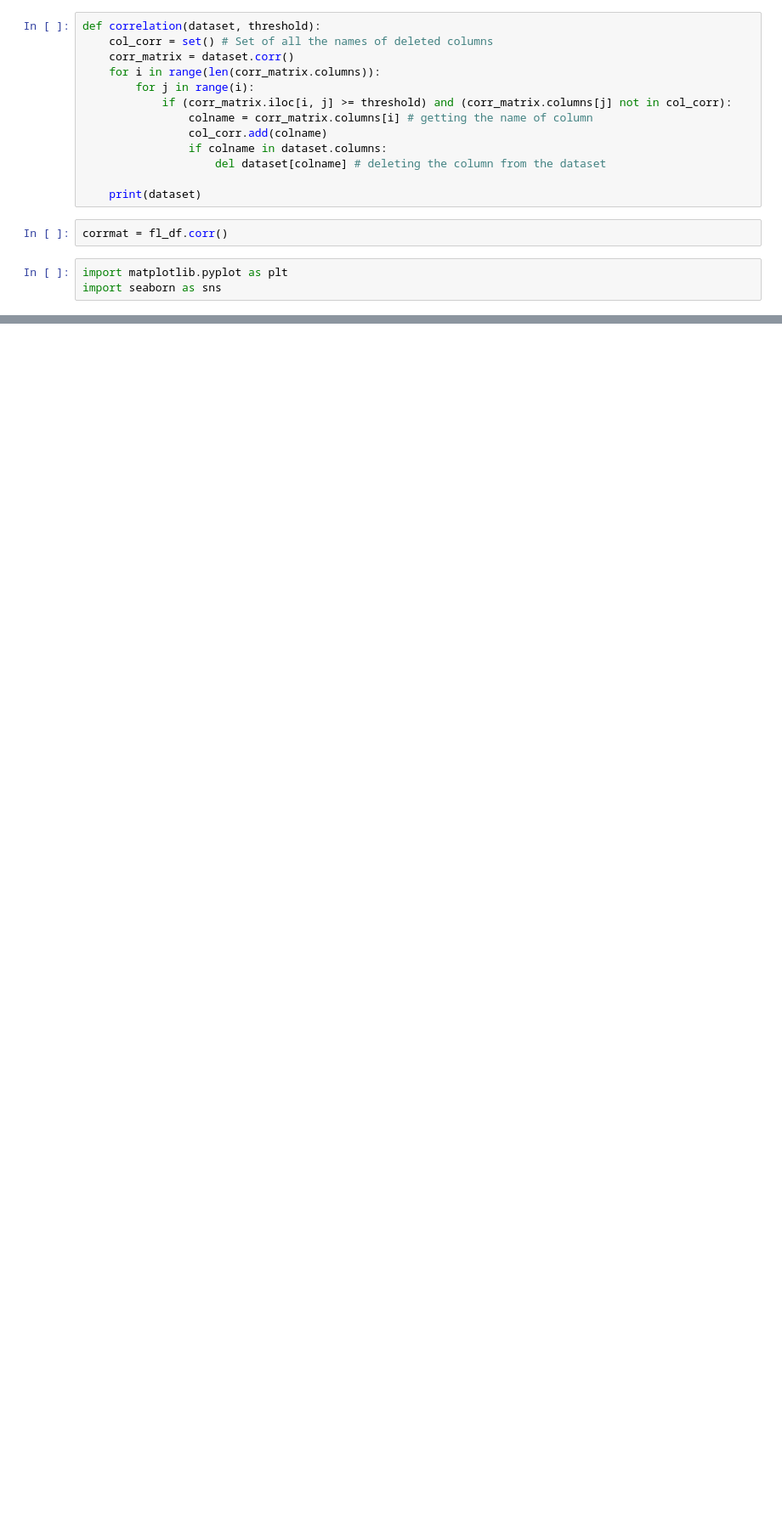
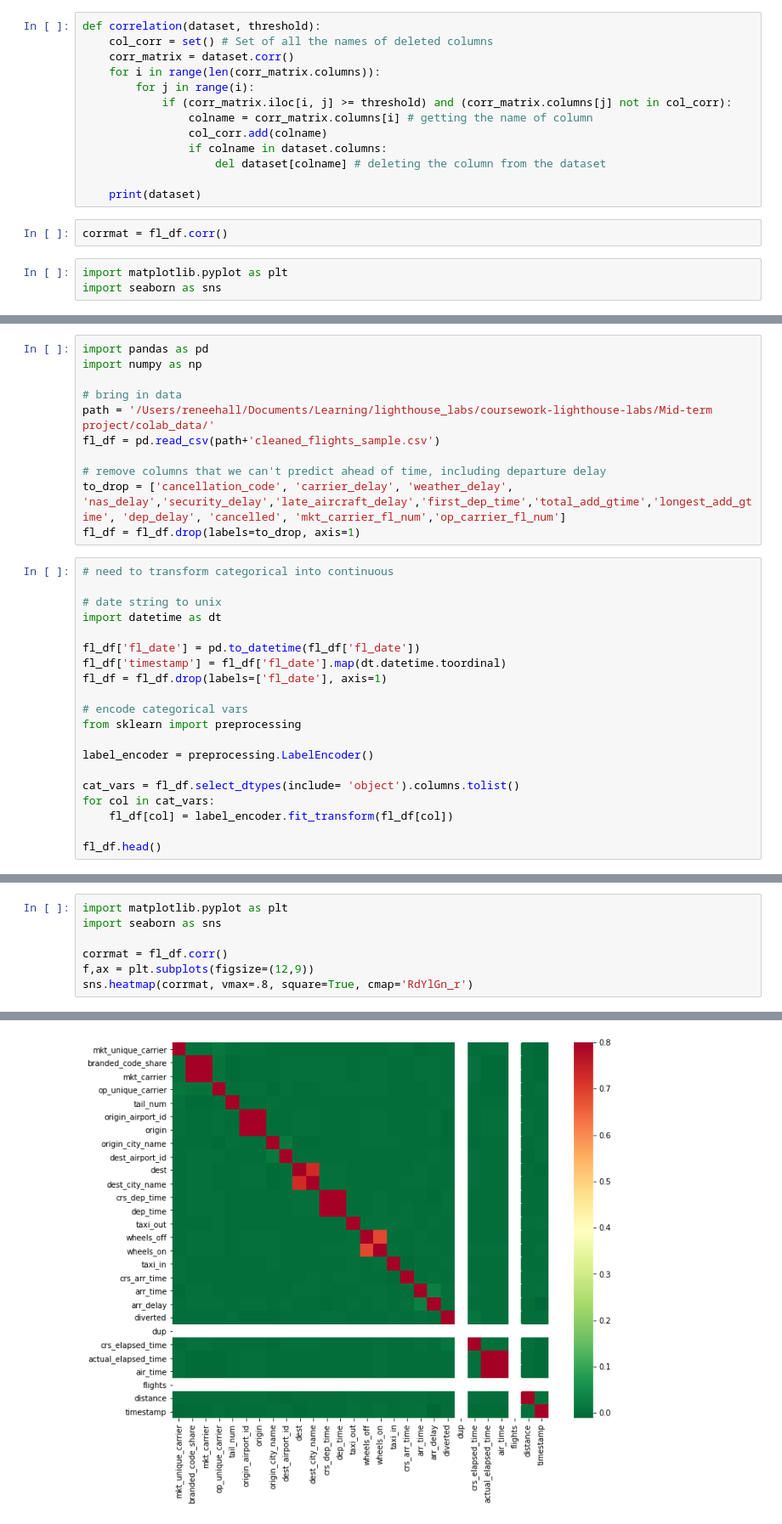
Before and after one commit to RCampbellYYC/lighthouse-mid-term-project, a Jupyter notebook: working-copy-files/renee-working-copies/correlations.ipynb, the cells around one changed output, grey strips where cells are left out. Shown at 85% size. Saved outputs shown, nothing was run; the diff lists cells and outputs as text; blank space fills up the shorter version.

```diff
--- a/working-copy-files/renee-working-copies/correlations.ipynb
+++ b/working-copy-files/renee-working-copies/correlations.ipynb
@@ -79,0 +82,31 @@ sns.heatmap(corrmat, vmax=.8, square=True, cmap='RdYlGn_r')
+# %%
+import pandas as pd
+import numpy as np
+
+# bring in data
+path = '/Users/reneehall/Documents/Learning/lighthouse_labs/coursework-lighthouse-labs/Mid-term project/colab_data/'
+fl_df = pd.read_csv(path+'cleaned_flights_sample.csv')
+
+# remove columns that we can't predict ahead of time, including departure delay
+to_drop = ['cancellation_code', 'carrier_delay', 'weather_delay', 'nas_delay','security_delay','late_aircraft_delay','first_dep_time','total_add_gtime','longest_add_gtime', 'dep_delay', 'cancelled', 'mkt_carrier_fl_num','op_carrier_fl_num']
+fl_df = fl_df.drop(labels=to_drop, axis=1)
+# %%
+# need to transform categorical into continuous
+
+# date string to unix
+import datetime as dt
+
+fl_df['fl_date'] = pd.to_datetime(fl_df['fl_date'])
+fl_df['timestamp'] = fl_df['fl_date'].map(dt.datetime.toordinal)
+fl_df = fl_df.drop(labels=['fl_date'], axis=1)
+
+# encode categorical vars
+from sklearn import preprocessing
+
+label_encoder = preprocessing.LabelEncoder()
+
+cat_vars = fl_df.select_dtypes(include= 'object').columns.tolist()
+for col in cat_vars:
+    fl_df[col] = label_encoder.fit_transform(fl_df[col])
+
+fl_df.head()
@@ -79,0 +121,8 @@ sns.heatmap(corrmat, vmax=.8, square=True, cmap='RdYlGn_r')
+# %%
+import matplotlib.pyplot as plt
+import seaborn as sns
+
+corrmat = fl_df.corr()
+f,ax = plt.subplots(figsize=(12,9))
+sns.heatmap(corrmat, vmax=.8, square=True, cmap='RdYlGn_r')
+# %% [output]
@@ -79,0 +130 @@ sns.heatmap(corrmat, vmax=.8, square=True, cmap='RdYlGn_r')
+[figure, added]
```
Also changed, not shown: parts of 5 cells of this notebook, 2 other files.
